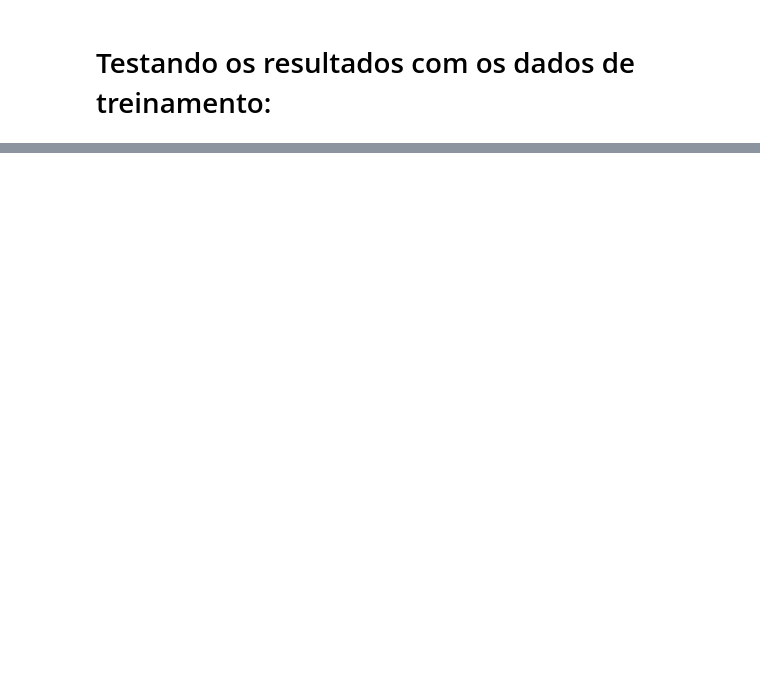
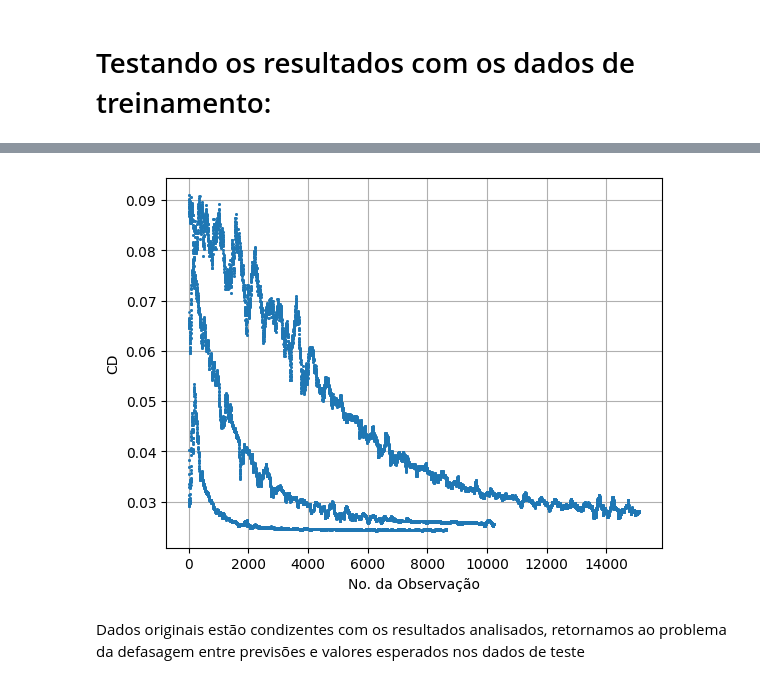
Before and after one commit to ymarcal/PMG, a Jupyter notebook: scriptPMG.ipynb, the cells around one changed output, grey strips where cells are left out. Cells and saved outputs as stored; diff of their text form; code cells hidden in the pictures; blank space fills up the shorter version.

```diff
--- a/scriptPMG.ipynb
+++ b/scriptPMG.ipynb
@@ -419,0 +394,12 @@ size index: 27196, size CD_test: 27196, size CD_pred: 27196
+# %%
+df = prepara_df('treinamento')
+
+plt.plot(df['No. OBS.'].astype(int), df['CD'], 'o', markersize=1)
+plt.xlabel('No. da Observação')
+plt.ylabel('CD')
+plt.grid(True)
+plt.show()
+# %% [output]
+[figure, added]
+# %% [markdown]
+Dados originais estão condizentes com os resultados analisados, retornamos ao problema da defasagem entre previsões e valores esperados nos dados de teste
```
Also changed, not shown: parts of 30 cells of this notebook.
